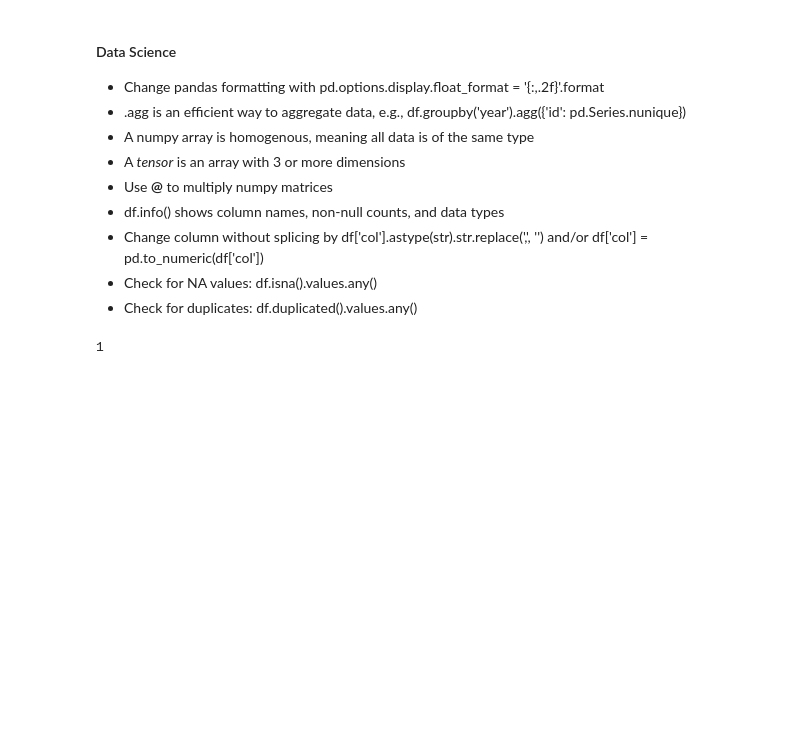
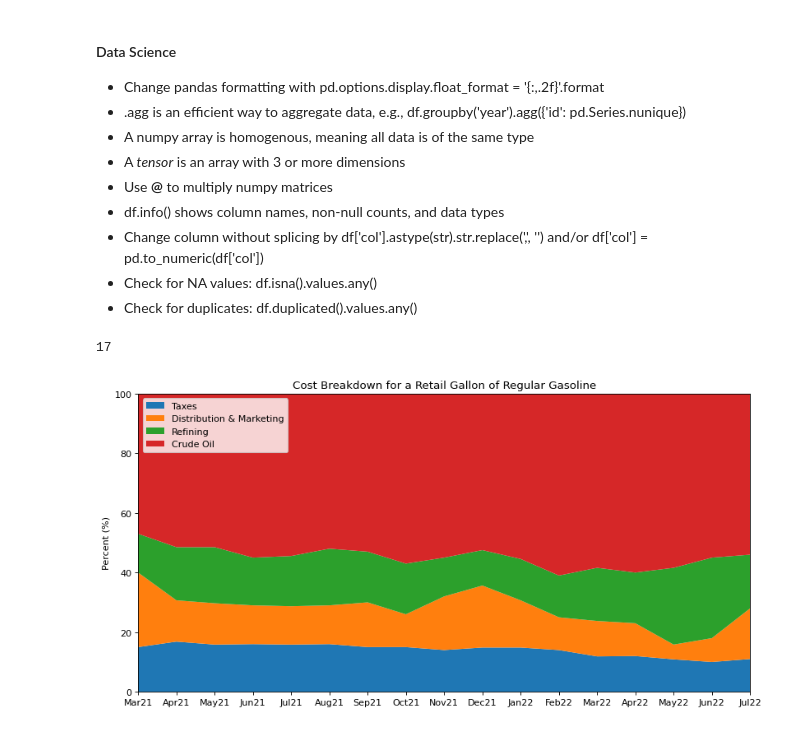
Before and after one commit to tomweinandy/100DaysOfCode, a Jupyter notebook: Notes.ipynb, the cells around one changed output. Drawn from its saved outputs; the diff is of its cells as text; code cells hidden in the pictures; blank space fills up the shorter version.

```diff
--- a/Notes.ipynb
+++ b/Notes.ipynb
@@ -290,7 +290,49 @@ Hello
 * Change column without splicing by df['col'].astype(str).str.replace(',', '') and/or df['col'] = pd.to_numeric(df['col'])
 * Check for NA values: df.isna().values.any()
 * Check for duplicates: df.duplicated().values.any()
-# %%
-11 + % 10
-# %% [output]
-1
+# %%
+import numpy as np
+from matplotlib import pyplot as plt
+
+taxes = [15, 17, 16, 16, 16, 16, 15, 15, 14, 15, 15, 14, 12, 12, 11, 10, 11]
+dist_and_mark = [25, 14, 14, 13, 13, 13, 15, 11, 18, 21, 16, 11, 12, 11, 5, 8, 17]
+refine = [13, 18, 19, 16, 17, 19, 17, 17, 13, 12, 14, 14, 18, 17, 26, 27, 18]
+crude = [47, 52, 52, 55,  55, 52,  53, 57, 55, 53, 56, 61, 59, 60, 59, 55, 54]
+
+# for i in range(len(taxes)):
+#     sum = taxes[i] + dist_and_mark[i] + refine[i] + crude[i]
+#     print(sum)
+#
+# print(len(taxes))
+# print(len(dist_and_mark))
+# print(len(refine))
+# print(len(crude))
+
+# fnx = lambda : np.random.randint(5, 50, 10)
+# y = np.row_stack((fnx(), fnx(), fnx()))
+y = np.row_stack((taxes, dist_and_mark, refine, crude))
+# x = np.arange(10)
+x = ['Mar21', 'Apr21', 'May21', 'Jun21', 'Jul21', 'Aug21', 'Sep21', 'Oct21', 'Nov21', 'Dec21', 'Jan22', 'Feb22', 'Mar22', 'Apr22', 'May22', 'Jun22', 'Jul22']
+
+print(len(x))
+# Make new array consisting of fractions of column-totals,
+# using .astype(float) to avoid integer division
+percent = y /  y.sum(axis=0).astype(float) * 100
+
+fig = plt.figure(figsize=(12, 6), dpi=80)
+ax = fig.add_subplot(111)
+
+ax.stackplot(x, percent, labels=['Taxes', 'Distribution & Marketing', 'Refining', 'Crude Oil'])
+# ax.stackplot(x, percent, labels=['Crude Oil', 'Refining', 'Distribution & Marketing', 'Taxes'])
+ax.set_title('Cost Breakdown for a Retail Gallon of Regular Gasoline')
+ax.set_ylabel('Percent (%)')
+ax.margins(0, 0) # Set margins to avoid "whitespace"
+
+# for i,j in zip(x,taxes):
+#     ax.annotate(str(j),xy=(i,j))
+
+plt.legend(loc='upper left')
+plt.show()
+# %% [output]
+17
+[figure, added]
```
Also changed, not shown: parts of 9 cells of this notebook, 1 other file.
